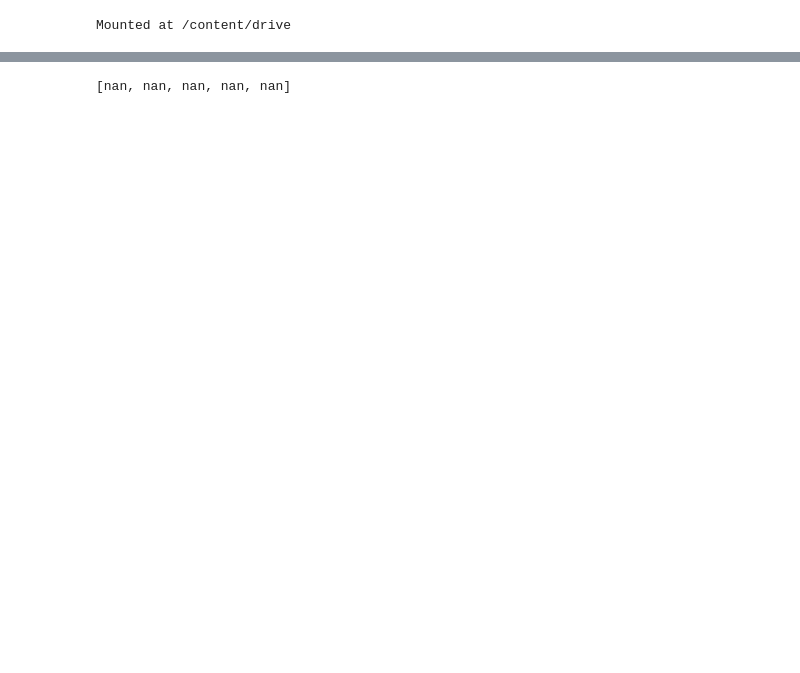
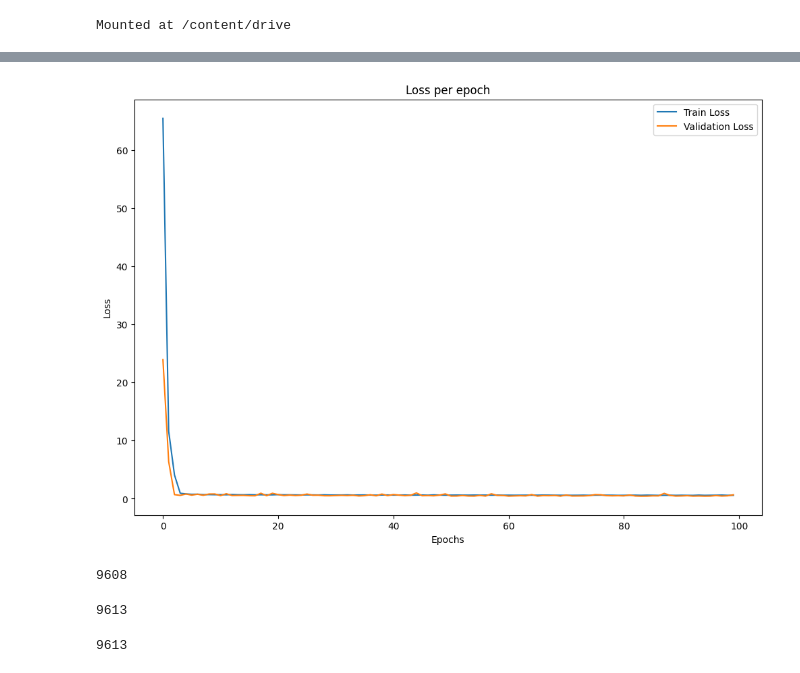
Before and after one commit to pyagoubi/Stuff, a Jupyter notebook: Untitled13.ipynb, the cells around one changed output, grey strips where cells are left out. Drawn from its saved outputs; the diff is of its cells as text; code cells hidden in the pictures; blank space fills up the shorter version.

```diff
--- a/Untitled13.ipynb
+++ b/Untitled13.ipynb
@@ -30,8 +30,9 @@ from torch.utils.data import Dataset
 # %%
 tech_daily_raw = pd.read_csv('/content/drive/MyDrive/stock predict/technical/1D_technical.csv')
 #features = ['open', 'high', 'low', 'close', 'rsi', 'adx', 'cci', 'ema', 'stoch', 'trend_macd', 'momentum_stoch', 'volatility_atr']
-features = ['rsi', 'adx', 'cci', 'ema', 'stoch', 'close']
-tech_daily = tech_daily_raw[features].copy()
+cols = ['rsi', 'adx', 'cci', 'ema', 'stoch', 'close']
+features = ['rsi', 'adx', 'cci', 'ema', 'stoch']
+tech_daily = tech_daily_raw[cols].copy()
 
 # init deterministic seed
 seed_value = 1234
@@ -52,11 +53,16 @@ print('[LOG {}] notebook with \'{}\' computation enabled'.format(str(now), str(d
 # %%
-tech_daily['return'] = np.log(tech_daily['close']) - np.log(tech_daily['close'].shift(1))
+# tech_daily['return'] = np.log(tech_daily['close']) - np.log(tech_daily['close'].shift(1))
 
-features = features + ['return']
-#features = ['return']
+# #features = features + ['return']
+# #features = ['return']
 
-tech_daily = tech_daily[features]
+# tech_daily = tech_daily[features]
 # %%
 #scaler = MinMaxScaler()
+tech_daily_scaled = pd.DataFrame(columns = tech_daily.columns)
+
 scaler = StandardScaler()
-tech_daily_scaled = pd.DataFrame(scaler.fit_transform(tech_daily), columns = features)
+#tech_daily_scaled[features] = pd.DataFrame(scaler.fit_transform(tech_daily), columns = features)
+
+tech_daily_scaled[features] = scaler.fit_transform(tech_daily[features])
+tech_daily_scaled['close'] = tech_daily['close']
@@ -66,7 +91,5 @@ split_row = int(tech_daily.shape[0] * split_fraction)
 train_stock_data_return = tech_daily_scaled.iloc[:split_row]
 valid_stock_data_return = tech_daily_scaled.iloc[split_row:]
-# %%
-train_stock_data_return = train_stock_data_return[1:]
 # %%
 time_steps = 4 # number of predictor timesteps
 horizon = 1 # number of timesteps to be predicted
@@ -247,9 +272,10 @@ def train_model(model, train, train_target, valid, valid_target, learning_rate,
             outputs = model(sequences)
             valid_predictions.extend(outputs.cpu().numpy().flatten().tolist())
 
-    return train_predictions, valid_predictions
+    return model
 
 # Use the function:
 num_features = train.shape[-1]  # X is your input data
 model = MultivariateLSTM(input_size=num_features, hidden_size=40, num_layers=2, output_size=1)
-train_predictions, valid_predictions = train_model(model, train, train_target, valid, valid_target, learning_rate=0.001, num_epochs=100)
+model = train_model(model, train, train_target, valid, valid_target, learning_rate=0.001, num_epochs=100)
+# %% [output]
@@ -256,7 +299 @@ train_predictions, valid_predictions = train_model(model, train, train_target, v
+[figure, added]
-# %%
-train_predictions = scaler.inverse_transform(train_predictions)
-valid_predictions = scaler.inverse_transform(valid_predictions)
-
-preds = [np.nan] * sequence_length + train_predictions + [np.nan] * sequence_length
-# %% [output]
-[nan, nan, nan, nan, nan]
@@ -262,0 +318,4 @@ preds = [np.nan] * sequence_length + train_predictions + [np.nan] * sequence_len
+# %%
+len(predictions)
+# %% [output]
+9608
@@ -262,0 +324,8 @@ preds = [np.nan] * sequence_length + train_predictions + [np.nan] * sequence_len
+# %%
+len(predictions)
+# %% [output]
+9613
+# %%
+len(tech_daily)
+# %% [output]
+9613
```
Also changed, not shown: parts of 11 cells of this notebook.
